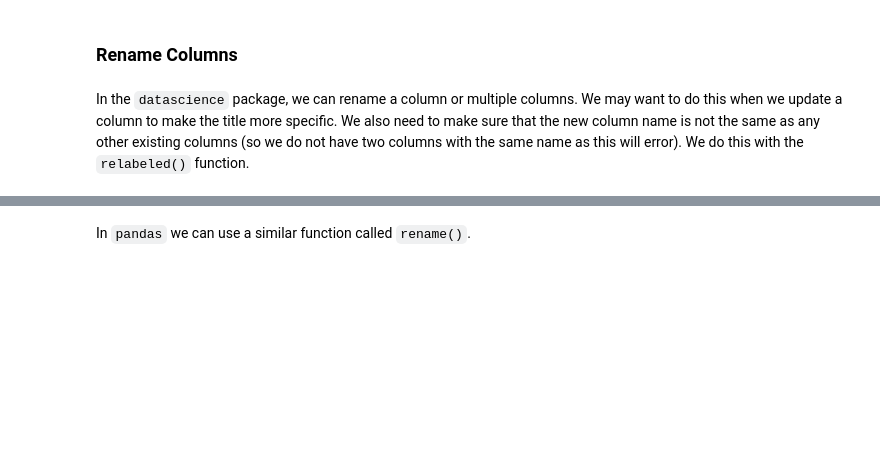
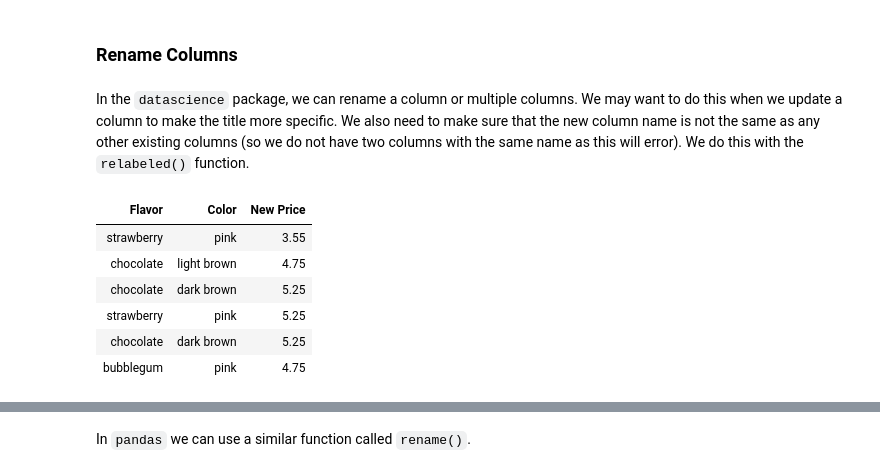
Before and after one commit to Hellenpac/materials-fds-public, a Jupyter notebook: data-science-to-pandas/datascience-to-pandas.ipynb, the cells around one changed output, grey strips where cells are left out. Drawn from its saved outputs; the diff is of its cells as text; code cells hidden in the pictures; blank space fills up the shorter version.

```diff
--- a/data-science-to-pandas/datascience-to-pandas.ipynb
+++ b/data-science-to-pandas/datascience-to-pandas.ipynb
@@ -116,6 +230,16 @@ cones_df.iloc[1:3,0:3] # select the rows with index from 1 to 3 (not including 3
 # %% [markdown]
 In the `datascience` package, we can rename a column or multiple columns. We may want to do this when we update a column to make the title more specific. We also need to make sure that the new column name is not the same as any other existing columns (so we do not have two columns with the same name as this will error). We do this with the `relabeled()` function.
 # %%
-cones_table.relabeled('Price', 'New Price') # rename the Price columns as New Price
+# datascience
+# rename the Price columns as New Price
+...
+# %% [output]
+| Flavor | Color | New Price |
+| strawberry | pink | 3.55 |
+| chocolate | light brown | 4.75 |
+| chocolate | dark brown | 5.25 |
+| strawberry | pink | 5.25 |
+| chocolate | dark brown | 5.25 |
+| bubblegum | pink | 4.75 |
 # %%
 cones_table.relabeled(['Color', 'Price'], ['Ice Cream Color', 'New Price']) # rename two columns: Color as Ice Cream Color and Price as New Price
```
Also changed, not shown: parts of 41 cells of this notebook, 2 other files.
